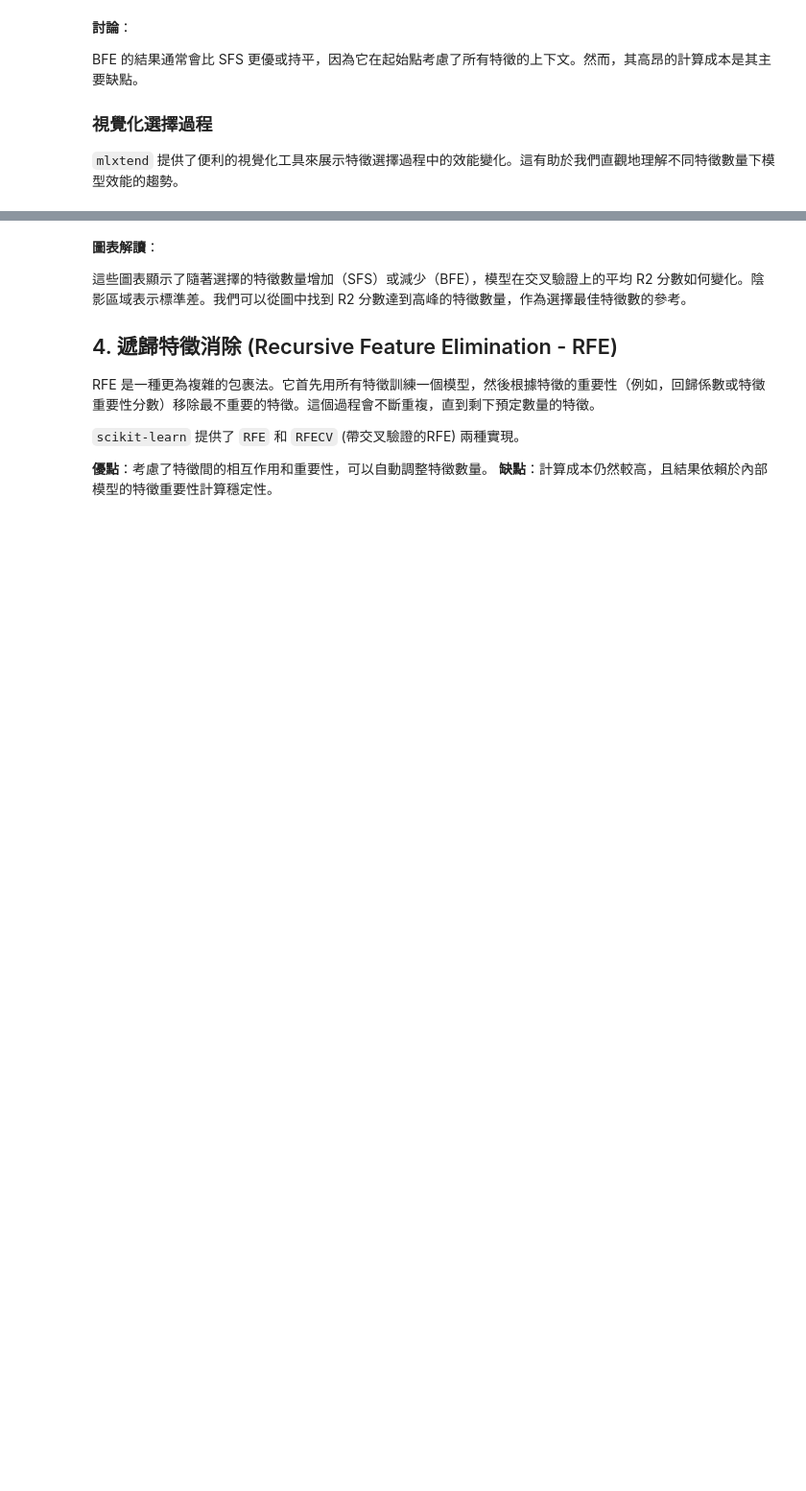
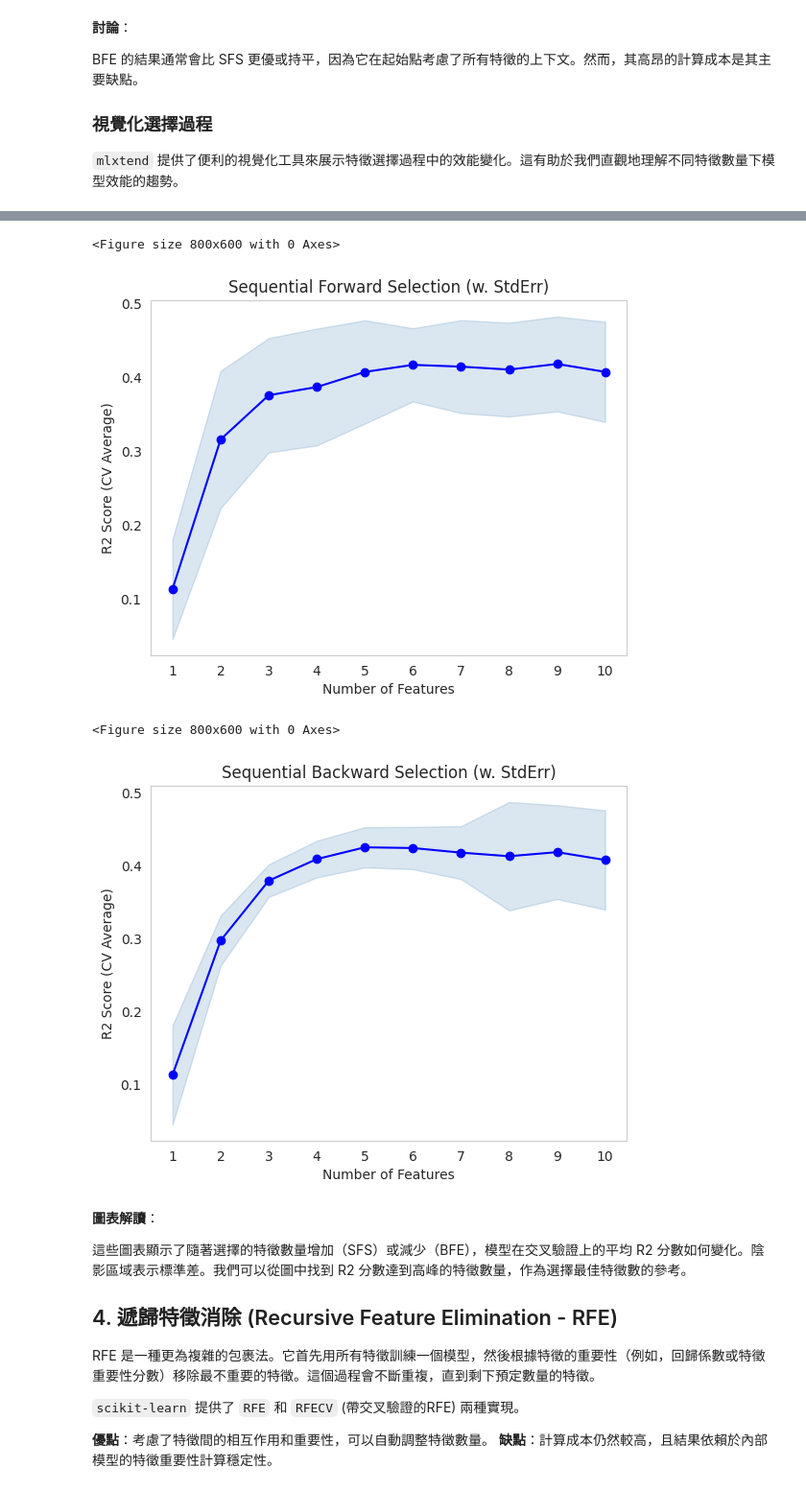
Before and after one commit to Zenobia000/iSpan_python-FE_DM-cookbooks, a Jupyter notebook: data_mining_course/modules/module_07_feature_selection/notebooks/02_wrapper_methods.ipynb, the cells around one changed output, grey strips where cells are left out. Shown at 96% size. Saved outputs shown, nothing was run; the diff lists cells and outputs as text; code cells hidden in the pictures; blank space fills up the shorter version.

```diff
--- a/data_mining_course/modules/module_07_feature_selection/notebooks/02_wrapper_methods.ipynb
+++ b/data_mining_course/modules/module_07_feature_selection/notebooks/02_wrapper_methods.ipynb
@@ -182,24 +226,29 @@ BFE 的結果通常會比 SFS 更優或持平，因為它在起始點考慮了
 # %%
 from mlxtend.plotting import plot_sequential_feature_selection as plot_sfs
+import matplotlib.pyplot as plt
 
-fig, (ax1, ax2) = plt.subplots(1, 2, figsize=(16, 6))
+# SFS 圖表
+plt.figure(figsize=(8, 6))
+plot_sfs(sfs.get_metric_dict(), kind='std_dev')
+plt.title('Sequential Forward Selection (w. StdErr)')
+plt.ylabel('R2 Score (CV Average)')
+plt.xlabel('Number of Features')
+plt.grid()
+plt.show()
 
-# 繪製 SFS
-plot_sfs(sfs.get_metric_dict(), kind='std_dev', ax=ax1)
-ax1.set_title('Sequential Forward Selection (w. StdErr)')
-ax1.set_ylabel('R2 Score (CV Average)')
-ax1.set_xlabel('Number of Features')
-ax1.grid()
-
-# 繪製 SBS
-plot_sfs(sbs.get_metric_dict(), kind='std_dev', ax=ax2)
-ax2.set_title('Sequential Backward Selection (w. StdErr)')
-ax2.set_ylabel('R2 Score (CV Average)')
-ax2.set_xlabel('Number of Features')
-ax2.grid()
-
-plt.tight_layout()
+# SBS 圖表
+plt.figure(figsize=(8, 6))
+plot_sfs(sbs.get_metric_dict(), kind='std_dev')
+plt.title('Sequential Backward Selection (w. StdErr)')
+plt.ylabel('R2 Score (CV Average)')
+plt.xlabel('Number of Features')
+plt.grid()
 plt.show()
+# %% [output]
+<Figure size 800x600 with 0 Axes>
+[figure, added]
+<Figure size 800x600 with 0 Axes>
+[figure, added]
 # %% [markdown]
 **圖表解讀**：
 
```
Also changed, not shown: parts of 10 cells of this notebook, 9 other files.
